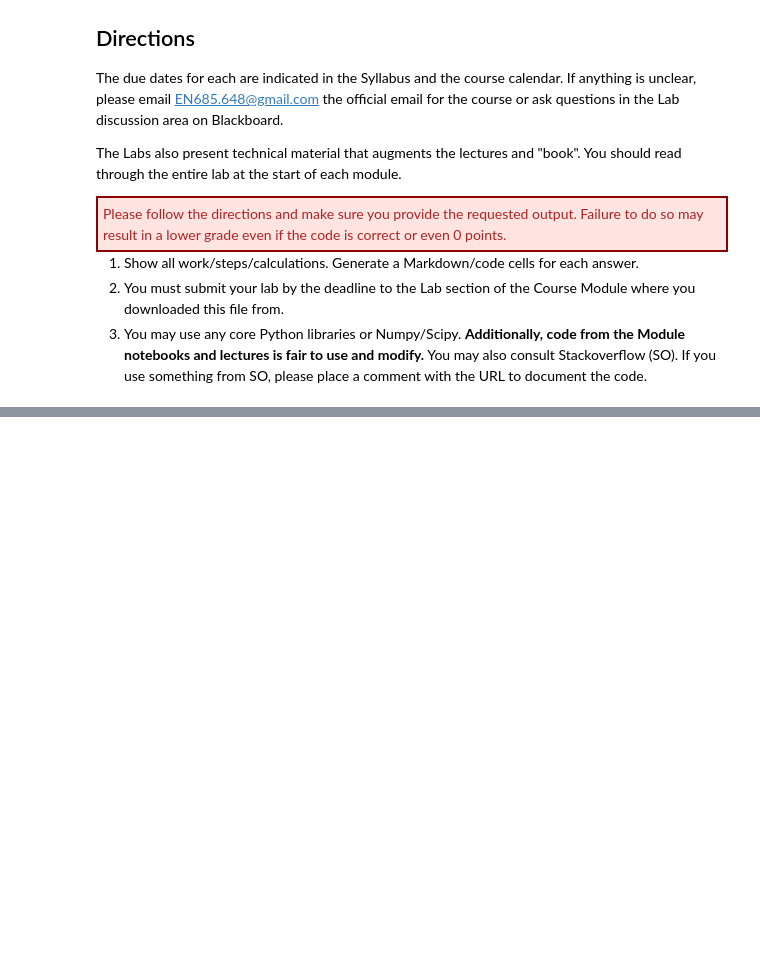
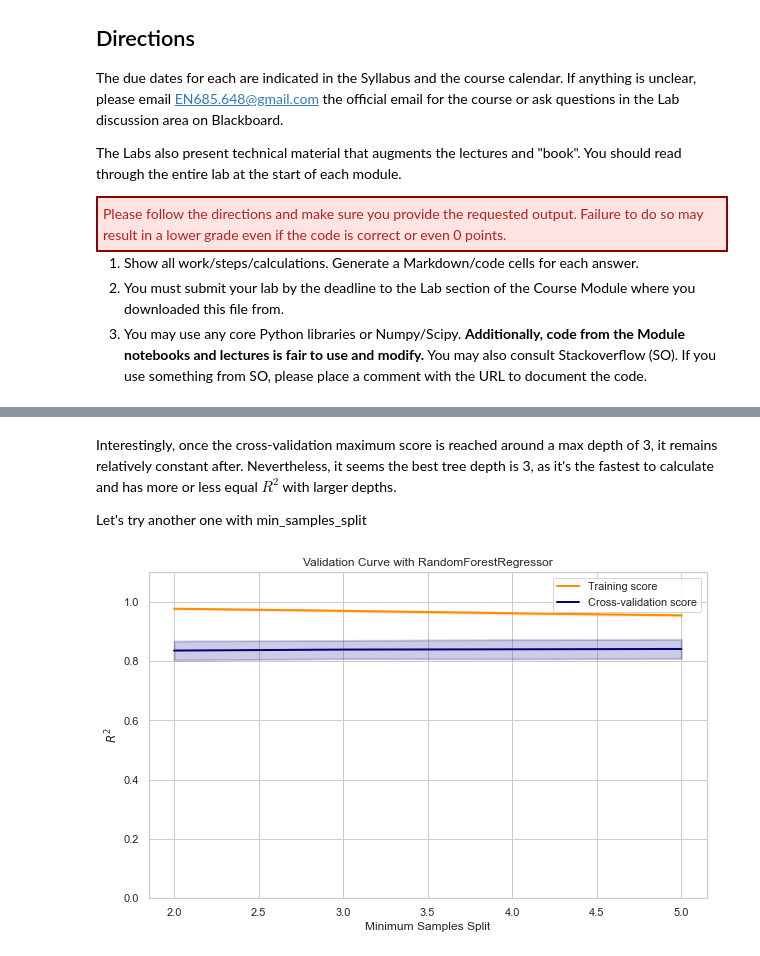
Before and after one commit to natemcintosh/en_685_648_data_science, a Jupyter notebook: 13_module/nmcinto2.ipynb, the cells around one changed output, grey strips where cells are left out. Drawn from its saved outputs; the diff is of its cells as text; code cells hidden in the pictures; blank space fills up the shorter version.

```diff
--- a/13_module/nmcinto2.ipynb
+++ b/13_module/nmcinto2.ipynb
@@ -31,0 +165,16 @@ Now use the [Random Forest](https://scikit-learn.org/stable/modules/generated/sk
+# %% [markdown]
+Interestingly, once the cross-validation maximum score is reached around a max depth of 3, it remains relatively constant after. Nevertheless, it seems the best tree depth is 3, as it's the fastest to calculate and has more or less equal $R^2$ with larger depths.
+
+Let's try another one with min_samples_split
+# %%
+param_range = range(2, 6)
+train_scores, test_scores = validation_curve(
+    RandomForestRegressor(),
+    X,
+    y.ravel(),
+    param_name="min_samples_split",
+    param_range=param_range,
+)
+plot_validation_curve(train_scores, test_scores, param_name = "Minimum Samples Split", estimator_name = "RandomForestRegressor")
+# %% [output]
+[figure, added]
```
Also changed, not shown: parts of 29 cells of this notebook.
